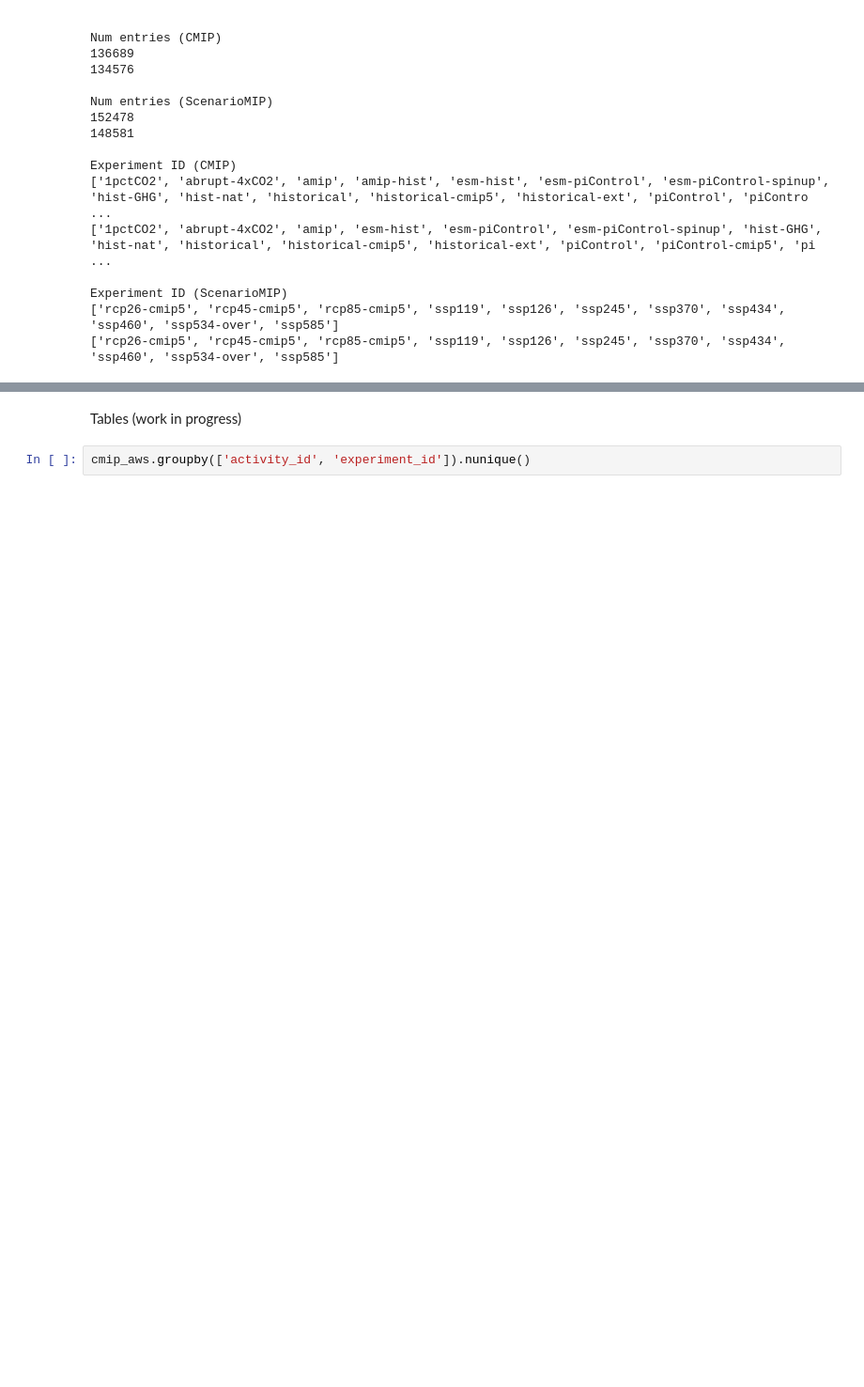
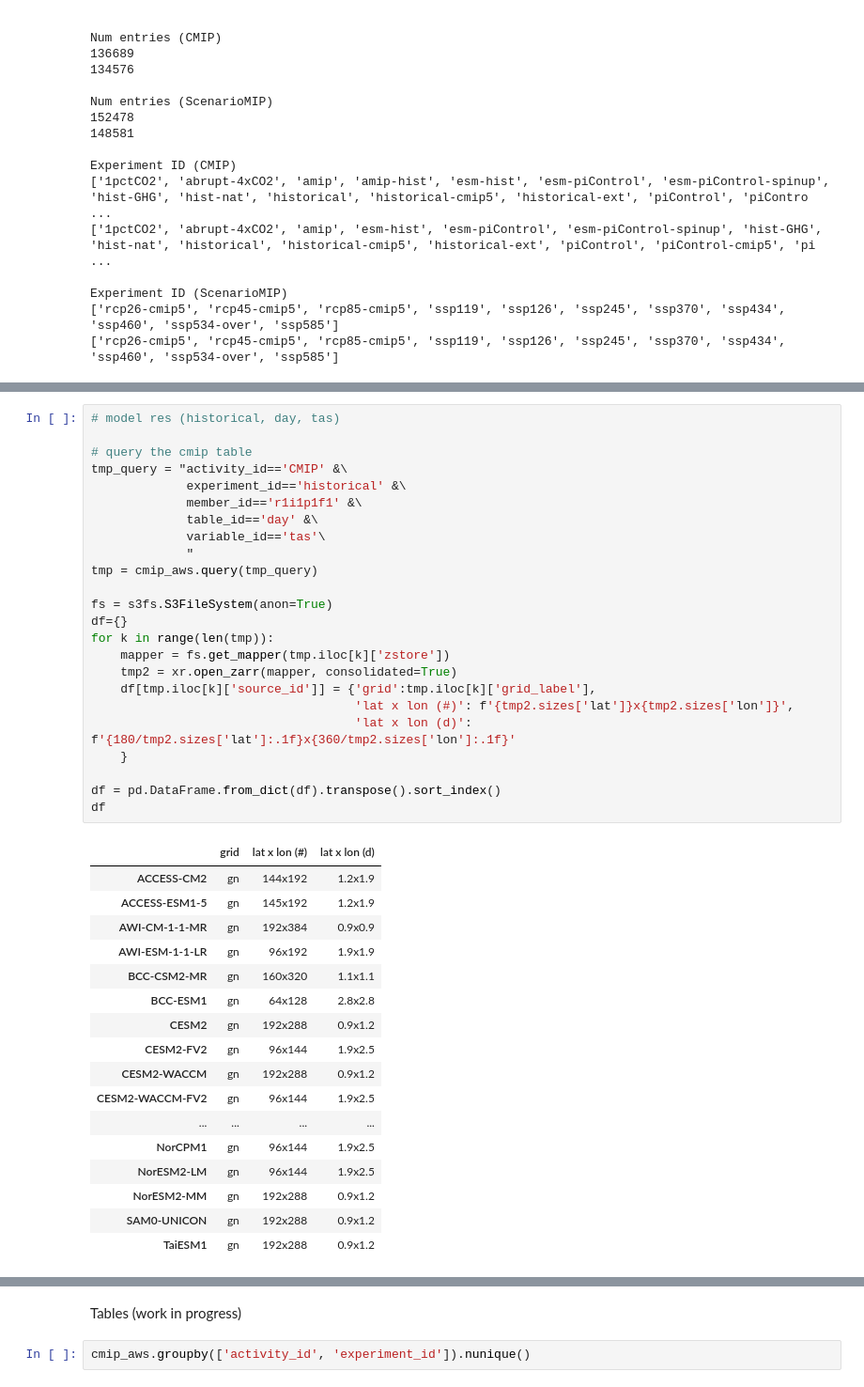
Before and after one commit to sungdukyu/ai_climate_fingerprint, a Jupyter notebook: CMIP_Data_Summary.ipynb, the cells around one changed output, grey strips where cells are left out. Shown: that part at 94% size. Drawn from its saved outputs; the diff is of its cells as text; blank space fills up the shorter version.

Commit message:
"Adding model resolutions and file sizes"

```diff
--- a/CMIP_Data_Summary.ipynb
+++ b/CMIP_Data_Summary.ipynb
@@ -98,3 +100,45 @@ a
 |  |  | day | 31 | 138 | 4 | 230 |
 |  | vas | Amon | 37 | 99 | 3 | 225 |
 |  |  | day | 30 | 138 | 4 | 228 |
+# %%
+# model res (historical, day, tas)
+
+# query the cmip table
+tmp_query = "activity_id=='CMIP' &\
+             experiment_id=='historical' &\
+             member_id=='r1i1p1f1' &\
+             table_id=='day' &\
+             variable_id=='tas'\
+             "
+tmp = cmip_aws.query(tmp_query)
+
+fs = s3fs.S3FileSystem(anon=True)
+df={}
+for k in range(len(tmp)):
+    mapper = fs.get_mapper(tmp.iloc[k]['zstore'])
+    tmp2 = xr.open_zarr(mapper, consolidated=True)
+    df[tmp.iloc[k]['source_id']] = {'grid':tmp.iloc[k]['grid_label'],
+                                    'lat x lon (#)': f'{tmp2.sizes['lat']}x{tmp2.sizes['lon']}',
+                                    'lat x lon (d)': f'{180/tmp2.sizes['lat']:.1f}x{360/tmp2.sizes['lon']:.1f}'
+    }
+
+df = pd.DataFrame.from_dict(df).transpose().sort_index()
+df
+# %% [output]
+|  | grid | lat x lon (#) | lat x lon (d) |
+| ACCESS-CM2 | gn | 144x192 | 1.2x1.9 |
+| ACCESS-ESM1-5 | gn | 145x192 | 1.2x1.9 |
+| AWI-CM-1-1-MR | gn | 192x384 | 0.9x0.9 |
+| AWI-ESM-1-1-LR | gn | 96x192 | 1.9x1.9 |
+| BCC-CSM2-MR | gn | 160x320 | 1.1x1.1 |
+| BCC-ESM1 | gn | 64x128 | 2.8x2.8 |
+| CESM2 | gn | 192x288 | 0.9x1.2 |
+| CESM2-FV2 | gn | 96x144 | 1.9x2.5 |
+| CESM2-WACCM | gn | 192x288 | 0.9x1.2 |
+| CESM2-WACCM-FV2 | gn | 96x144 | 1.9x2.5 |
+| ... | ... | ... | ... |
+| NorCPM1 | gn | 96x144 | 1.9x2.5 |
+| NorESM2-LM | gn | 96x144 | 1.9x2.5 |
+| NorESM2-MM | gn | 192x288 | 0.9x1.2 |
+| SAM0-UNICON | gn | 192x288 | 0.9x1.2 |
+| TaiESM1 | gn | 192x288 | 0.9x1.2 |
```
Also changed, not shown: parts of 4 cells of this notebook.
